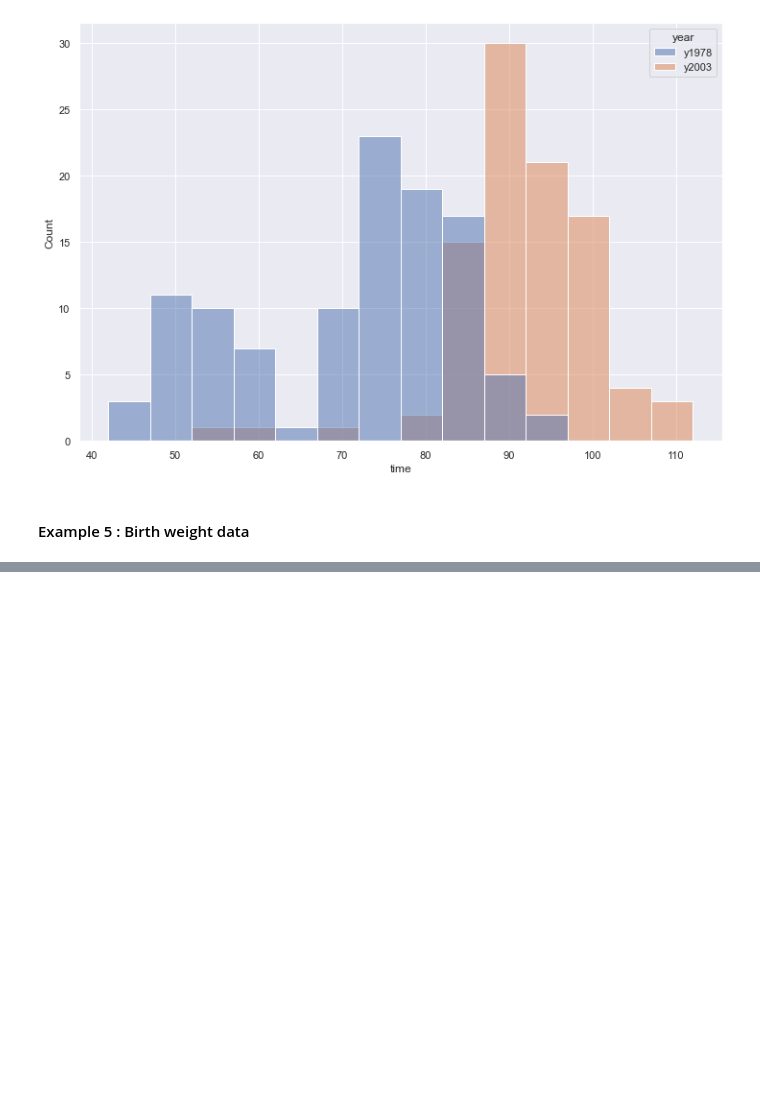
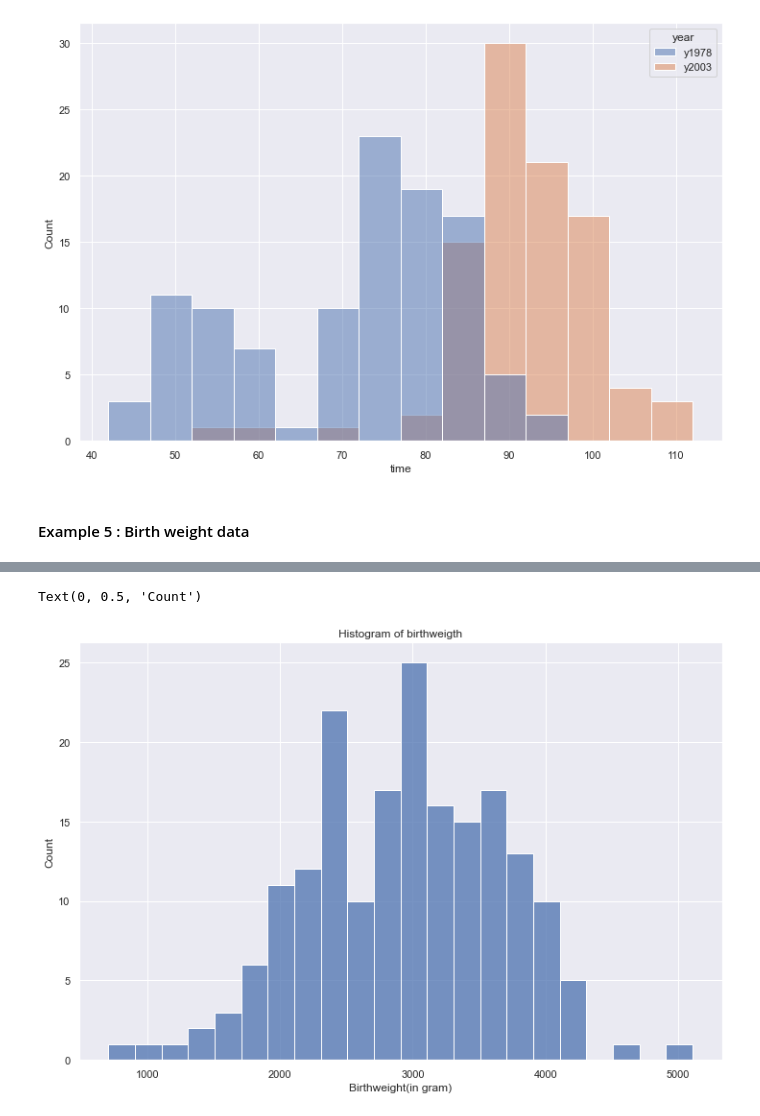
Before and after one commit to Jaesu26/study-blog, a Jupyter notebook: _notebooks/2021-09-08-빅데이터개론.ipynb, the cells around one changed output, grey strips where cells are left out. Cells and saved outputs as stored; diff of their text form; code cells hidden in the pictures; blank space fills up the shorter version.

```diff
--- a/_notebooks/2021-09-08-빅데이터개론.ipynb
+++ b/_notebooks/2021-09-08-빅데이터개론.ipynb
@@ -1622,3 +1625,6 @@ sns.histplot(x = 'time', binwidth= 5, hue = 'year', data = of) # hue는 색상 -
 [figure]
 # %% [markdown]
 #### Example 5 : Birth weight data
+# %%
+birthwt = pd.read_csv('C:/Users/한재수/big-data_introduction/data/birthwt.csv')
+birthwt.head()
@@ -1624,0 +1638,8 @@ sns.histplot(x = 'time', binwidth= 5, hue = 'year', data = of) # hue는 색상 -
+# %%
+sns.histplot(x = 'bwt', binwidth = 200, data = birthwt)
+plt.title('Histogram of birthweigth') # 제목 지정
+plt.xlabel('Birthweight(in gram)') # x축 이름 지정
+plt.ylabel('Count') # y축 이름 지정
+# %% [output]
+Text(0, 0.5, 'Count')
+[figure, added]
```
Also changed, not shown: parts of 38 cells of this notebook.
